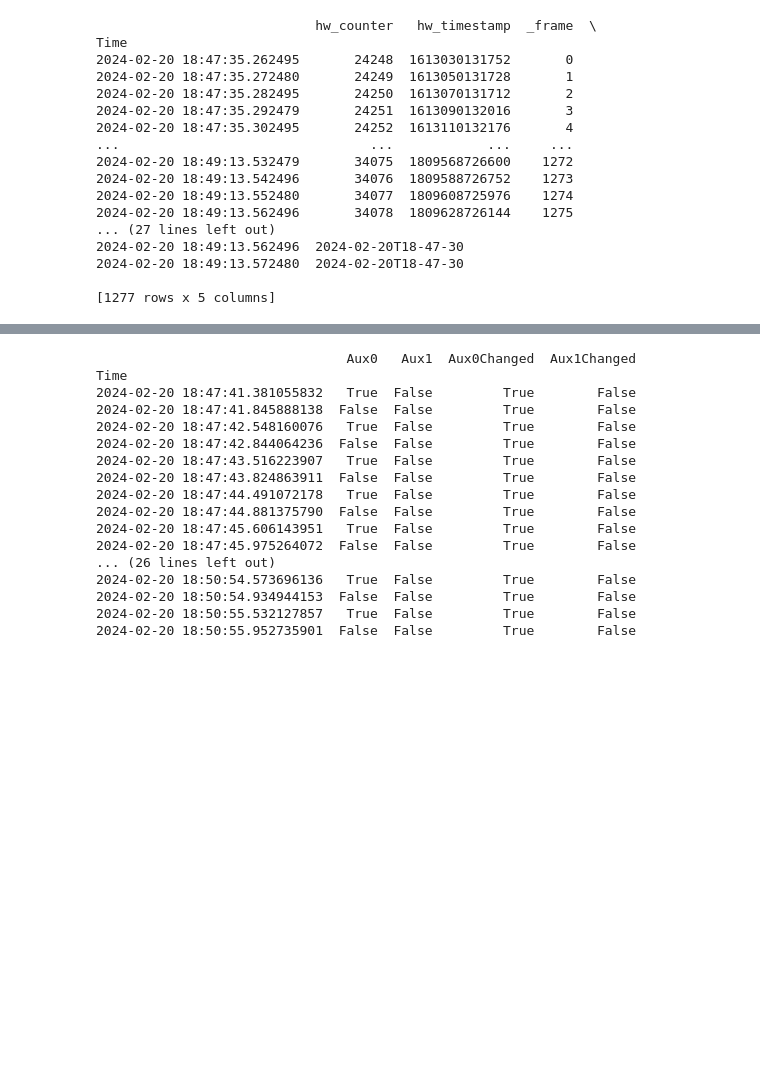
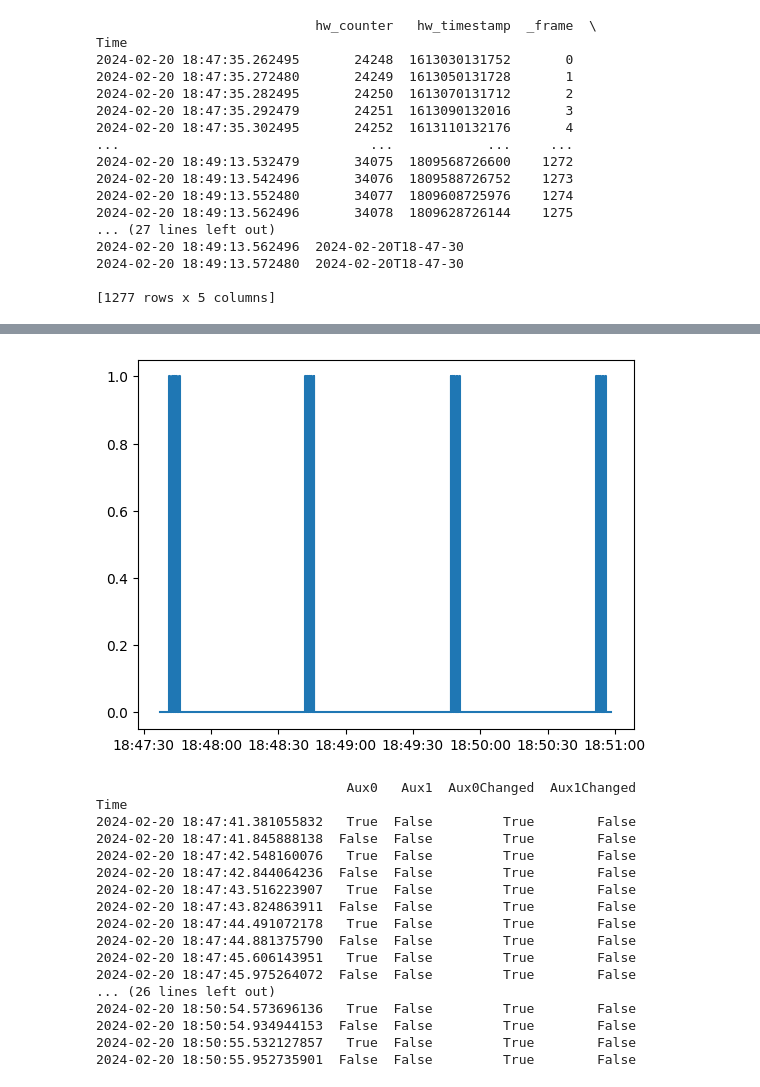
Before and after one commit to goatsofnaxos/Delphi, a Jupyter notebook: analysis/test.ipynb, the cells around one changed output, grey strips where cells are left out. Cells and saved outputs as stored; diff of their text form; code cells hidden in the pictures; blank space fills up the shorter version.

Commit message:
Add digital signal concatenator and type hints

```diff
--- a/analysis/test.ipynb
+++ b/analysis/test.ipynb
@@ -10,10 +10,10 @@ session_data_reader = utils.SessionData()
 rules_reader = utils.SessionData()
 video_reader = utils.Video()
 
-harp_datafolder = r'../../temp_data/TestDataset/2024-02-20T18-47-30/Expander/'
-settings_datafolder = r'../../temp_data/TestDataset/2024-02-20T18-47-30/SessionSettings/'
-rules_datafolder = r'../../temp_data/TestDataset/2024-02-20T18-47-30/RuleSettings/'
-video_datafolder = r'../../temp_data/TestDataset/2024-02-20T18-47-30/VideoData/'
+harp_datafolder = r'../temp_data/2024-02-20T18-47-30/Expander/'
+settings_datafolder = r'../temp_data/2024-02-20T18-47-30/SessionSettings/'
+rules_datafolder = r'../temp_data/2024-02-20T18-47-30/RuleSettings/'
+video_datafolder = r'../temp_data/2024-02-20T18-47-30/VideoData/'
 # %%
 # read experiment metadata
 session_settings = utils.load_json(session_data_reader, settings_datafolder)
@@ -55,28 +55,32 @@ Time
 metadata = session_settings.iloc[0]['metadata']
 print(metadata)
 
-# Aux line containing poke events
+# Extract line mapping information from metadata
 aux_line = f'Aux{metadata.lineMappings.auxLine}'
-poke_events = utils.load(harp_reader.AuxInState, harp_datafolder)[aux_line]
-
-# times when outputs were set to HIGH (e.g. port valve opening, manifold valve opening)
-outputs_HIGH = utils.load(harp_reader.OutputSet, harp_datafolder)
 port_line = f'Out{metadata.lineMappings.portLine}'
 vacuum_line = f'Out{metadata.lineMappings.vacuumLine}'
 odorA = f"Out{next((x.line for x in metadata.lineMappings.odorMap if x.name=='OdorA'), None)}"
 odorB = f"Out{next((x.line for x in metadata.lineMappings.odorMap if x.name=='OdorB'), None)}"
 odorC = f"Out{next((x.line for x in metadata.lineMappings.odorMap if x.name=='OdorC'), None)}"
 odorD = f"Out{next((x.line for x in metadata.lineMappings.odorMap if x.name=='OdorD'), None)}"
-print(odorA, odorB, odorC, odorD)
-# print(outputs_HIGH)
 
+# Aux line containing poke events
+poke_events = utils.load(harp_reader.AuxInState, harp_datafolder)[aux_line]*1
+
+# times when outputs were set to HIGH (e.g. port valve opening, manifold valve opening)
+outputs_HIGH = utils.load(harp_reader.OutputSet, harp_datafolder)
 # times when outputs were set to LOW (e.g. port valve closing, manifold closing)
 outputs_LOW = utils.load(harp_reader.OutputClear, harp_datafolder)
 
+# get ditial state from LOW/HIGH events
+port_line_state = utils.concat_digi_events(outputs_LOW[port_line], outputs_HIGH[port_line])
+plt.plot(port_line_state, drawstyle='steps-post')
+
 # when the PWM was started
-pwm_START = utils.load(harp_reader.PwmStart, harp_datafolder)
+pwm_START = utils.load(harp_reader.PwmStart, harp_datafolder).Pwm0
 
 # times when pwm rise event was detected (camera triggers, may take a while to load)
-pwm_RISE = utils.load(harp_reader.PwmRiseEvent, harp_datafolder)
+pwm_RISE = utils.load(harp_reader.PwmRiseEvent, harp_datafolder).Pwm0
+print(pwm_RISE)
 # %% [output]
 DotMap(lineMappings=DotMap(odorMap=[DotMap(name='OdorA', line=6), DotMap(name='OdorB', line=7), DotMap(name='OdorC', line=8), DotMap(name='OdorD', line=9)], portLine=0, vacuumLine=2, auxLine=0), metad ...
@@ -84,3 +100,4 @@ Out9
+[figure, added]
 # %%
 # Some of our data is still in an array form (e.g. port closing, opening) - we now want to give readable names
 print(pokes)
```
Also changed, not shown: parts of 1 cell of this notebook, 1 other file.
